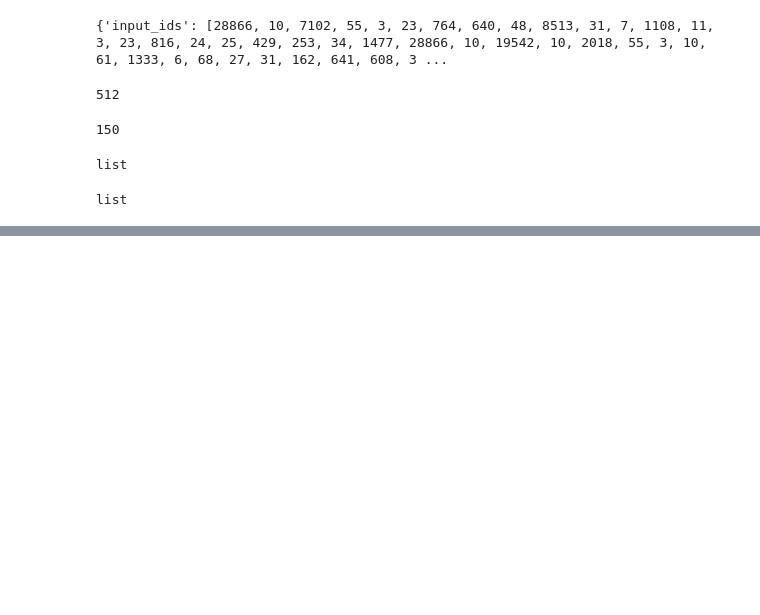
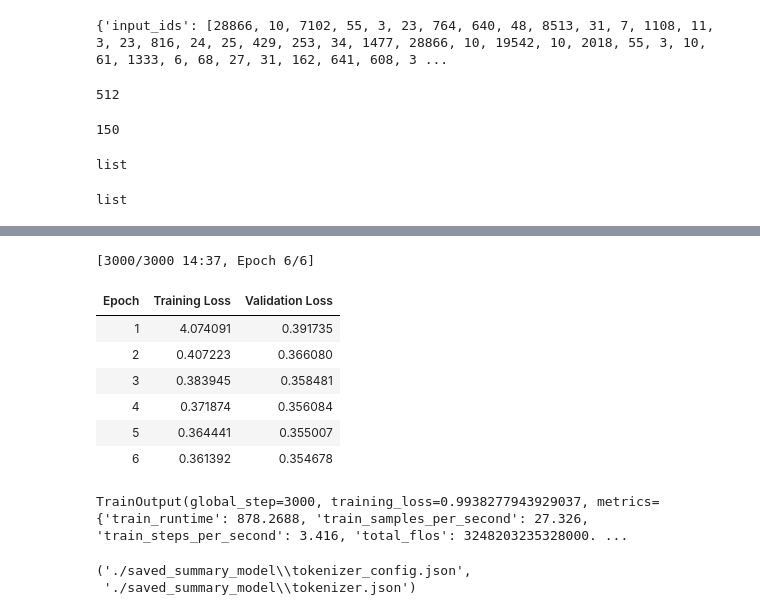
Before and after one commit to piyushhh-glitch/deep_learning, a Jupyter notebook: Transformer/text_summarizer.ipynb, the cells around one changed output, grey strips where cells are left out. Saved outputs shown, nothing was run; the diff lists cells and outputs as text; code cells hidden in the pictures; blank space fills up the shorter version.

Commit message:
Saved and trained model

```diff
--- a/Transformer/text_summarizer.ipynb
+++ b/Transformer/text_summarizer.ipynb
@@ -70,8 +70,8 @@ tokenizer=T5Tokenizer.from_pretrained("t5-small")
 # raw data => tokenized inputs for fine tuning
 
 def tokenize(data):
-    inputs=tokenizer(data["dialogue"],padding="max_length",max_length=512,truncate=True)
-    targets=tokenizer(data["summary"],padding="max_length",max_length=150,truncate=True)
+    inputs=tokenizer(data["dialogue"],padding="max_length",max_length=512,truncation=True)
+    targets=tokenizer(data["summary"],padding="max_length",max_length=150,truncation=True)
 
     inputs["labels"]=targets["input_ids"]
     return inputs
@@ -109,0 +112,4 @@ list
+# %%
+# NLP => Generation task
+
+model=T5ForConditionalGeneration.from_pretrained("t5-small")
@@ -109,0 +152,39 @@ list
+# %%
+# Training Arguments
+
+from numpy import save
+
+
+training_args=TrainingArguments(
+    output_dir="./results",
+    num_train_epochs=6,
+    weight_decay=0.01,
+    per_device_eval_batch_size=8,
+    per_device_train_batch_size=8,
+    eval_strategy="epoch",
+    save_strategy="epoch",
+
+    warmup_steps=500
+    # 0 => lr in 500
+
+)
+# %%
+trainer = Trainer(
+    model=model,
+    args=training_args,
+    train_dataset=train_dataset,
+    eval_dataset=val_dataset
+)
+# %%
+# Train the model
+trainer.train()
+# %% [output]
+[3000/3000 14:37, Epoch 6/6]
+| Epoch | Training Loss | Validation Loss |
+| 1 | 4.074091 | 0.391735 |
+| 2 | 0.407223 | 0.366080 |
+| 3 | 0.383945 | 0.358481 |
+| 4 | 0.371874 | 0.356084 |
+| 5 | 0.364441 | 0.355007 |
+| 6 | 0.361392 | 0.354678 |
+TrainOutput(global_step=3000, training_loss=0.9938277943929037, metrics={'train_runtime': 878.2688, 'train_samples_per_second': 27.326, 'train_steps_per_second': 3.416, 'total_flos': 3248203235328000. ...
@@ -109,0 +193,6 @@ list
+# %%
+model.save_pretrained("./saved_summary_model")
+tokenizer.save_pretrained("./saved_summary_model")
+# %% [output]
+('./saved_summary_model\\tokenizer_config.json',
+ './saved_summary_model\\tokenizer.json')
```
Also changed, not shown: parts of 8 cells of this notebook, 5 other files.
